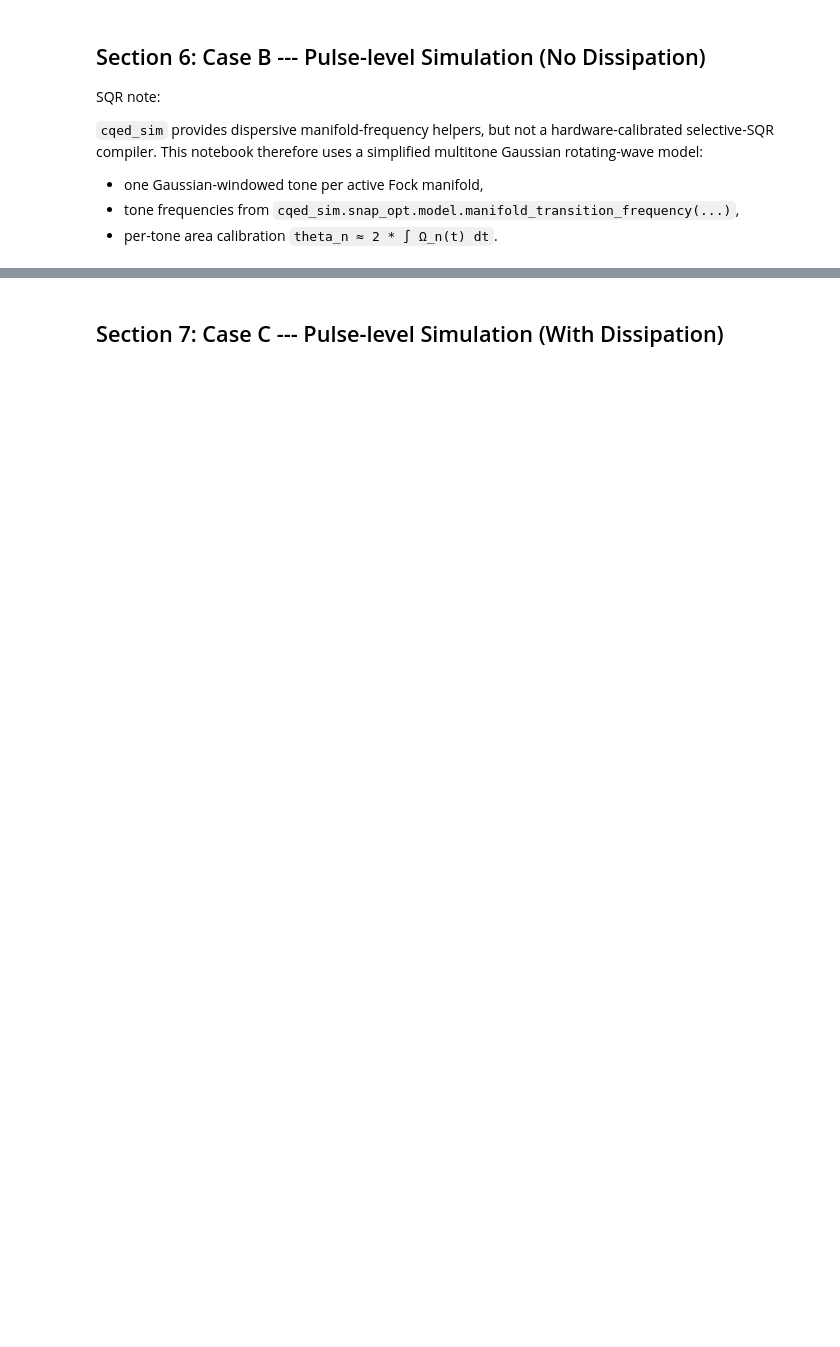
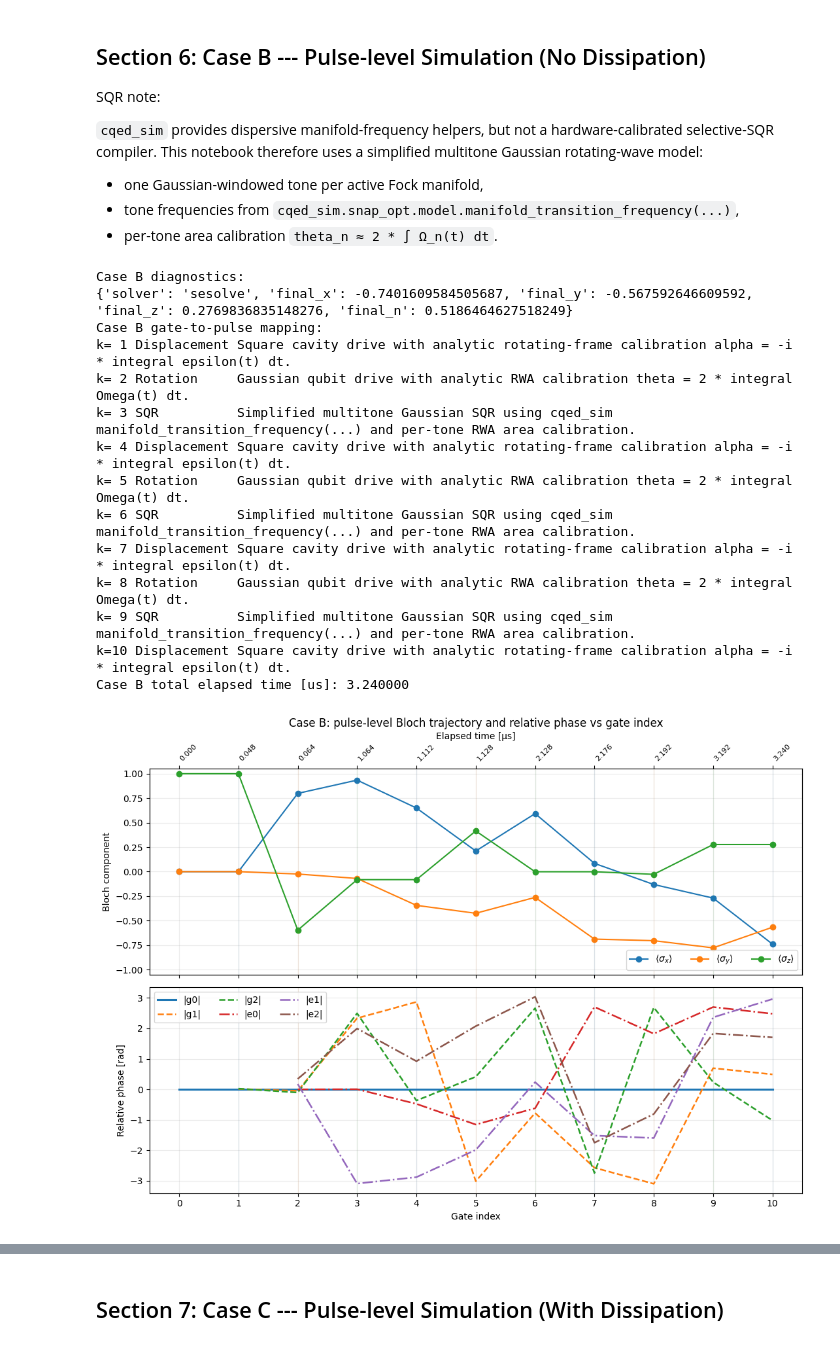
Before and after one commit to SoraUmika/qubox_cQEDsim, a Jupyter notebook: sequential_simulation.ipynb, the cells around one changed output, grey strips where cells are left out. Cells and saved outputs as stored; diff of their text form; code cells hidden in the pictures; blank space fills up the shorter version.

```diff
--- a/sequential_simulation.ipynb
+++ b/sequential_simulation.ipynb
@@ -221,39 +365,52 @@ SQR note:
 # %%
 CASE_B = run_case_b(GATES, CONFIG, case_label="Case B")
 
 print("Case B diagnostics:")
 print(
     {
         "solver": CASE_B["metadata"]["solver"],
         "final_x": CASE_B["x"][-1],
         "final_y": CASE_B["y"][-1],
         "final_z": CASE_B["z"][-1],
         "final_n": CASE_B["n"][-1],
     }
 )
 print("Case B gate-to-pulse mapping:")
 print_mapping_rows(CASE_B)
 
-plot_bloch_track(
+elapsed_b_us = elapsed_time_axis_s(CASE_B, CONFIG) * 1.0e6
+print(f"Case B total elapsed time [us]: {elapsed_b_us[-1]:.6f}")
+
+plot_pulse_bloch_and_phase_vs_time(
     CASE_B,
-    title="Case B: pulse-level Bloch trajectory (no dissipation)",
-    label_stride=int(CONFIG["top_axis_label_stride"]),
+    CONFIG,
+    max_n=int(CONFIG["phase_track_max_n"]),
+    threshold=float(CONFIG["phase_reference_threshold"]),
+    unwrap=bool(CONFIG["phase_unwrap"]),
 )
 plt.show()
 
 plot_wigner_grid(
     CASE_B,
-    title="Case B: pulse-level Wigner tomography by gate index",
+    title="Case B: pulse-level Wigner tomography vs elapsed-time snapshots",
     stride=int(CONFIG["wigner_stride"]),
     max_cols=int(CONFIG["wigner_max_cols"]),
+    show_colorbar=False,
 )
 plt.show()
-
-plot_relative_phase_track(
-    CASE_B,
-    max_n=int(CONFIG["phase_track_max_n"]),
-    threshold=float(CONFIG["phase_reference_threshold"]),
-    unwrap=bool(CONFIG["phase_unwrap"]),
-    label_stride=int(CONFIG["top_axis_label_stride"]),
-)
-plt.show()
+# %% [output]
+Case B diagnostics:
+{'solver': 'sesolve', 'final_x': -0.7401609584505687, 'final_y': -0.567592646609592, 'final_z': 0.2769836835148276, 'final_n': 0.5186464627518249}
+Case B gate-to-pulse mapping:
+k= 1 Displacement Square cavity drive with analytic rotating-frame calibration alpha = -i * integral epsilon(t) dt.
+k= 2 Rotation     Gaussian qubit drive with analytic RWA calibration theta = 2 * integral Omega(t) dt.
+k= 3 SQR          Simplified multitone Gaussian SQR using cqed_sim manifold_transition_frequency(...) and per-tone RWA area calibration.
+k= 4 Displacement Square cavity drive with analytic rotating-frame calibration alpha = -i * integral epsilon(t) dt.
+k= 5 Rotation     Gaussian qubit drive with analytic RWA calibration theta = 2 * integral Omega(t) dt.
+k= 6 SQR          Simplified multitone Gaussian SQR using cqed_sim manifold_transition_frequency(...) and per-tone RWA area calibration.
+k= 7 Displacement Square cavity drive with analytic rotating-frame calibration alpha = -i * integral epsilon(t) dt.
+k= 8 Rotation     Gaussian qubit drive with analytic RWA calibration theta = 2 * integral Omega(t) dt.
+k= 9 SQR          Simplified multitone Gaussian SQR using cqed_sim manifold_transition_frequency(...) and per-tone RWA area calibration.
+k=10 Displacement Square cavity drive with analytic rotating-frame calibration alpha = -i * integral epsilon(t) dt.
+Case B total elapsed time [us]: 3.240000
+[figure, added]
```
Also changed, not shown: parts of 10 cells of this notebook, 3 other files.
